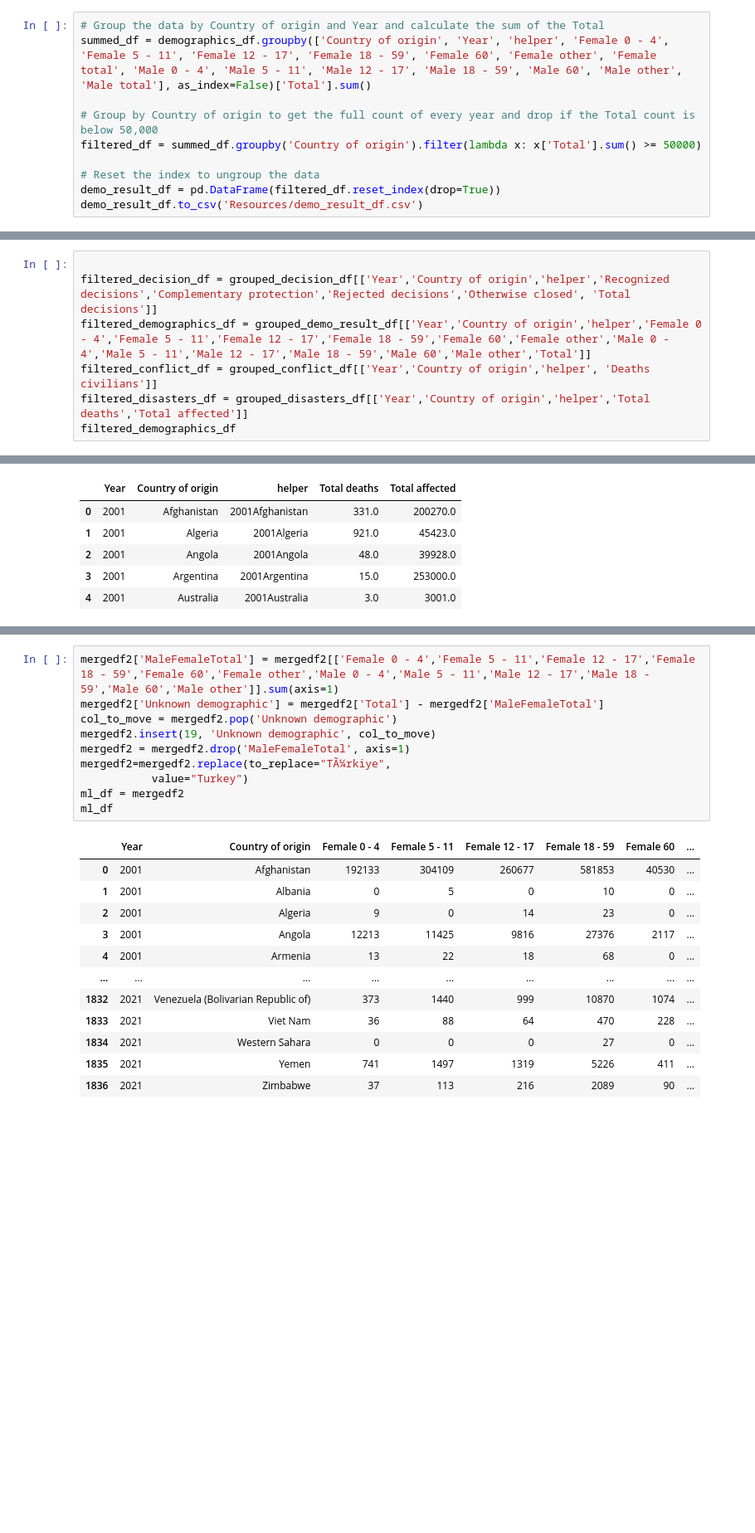
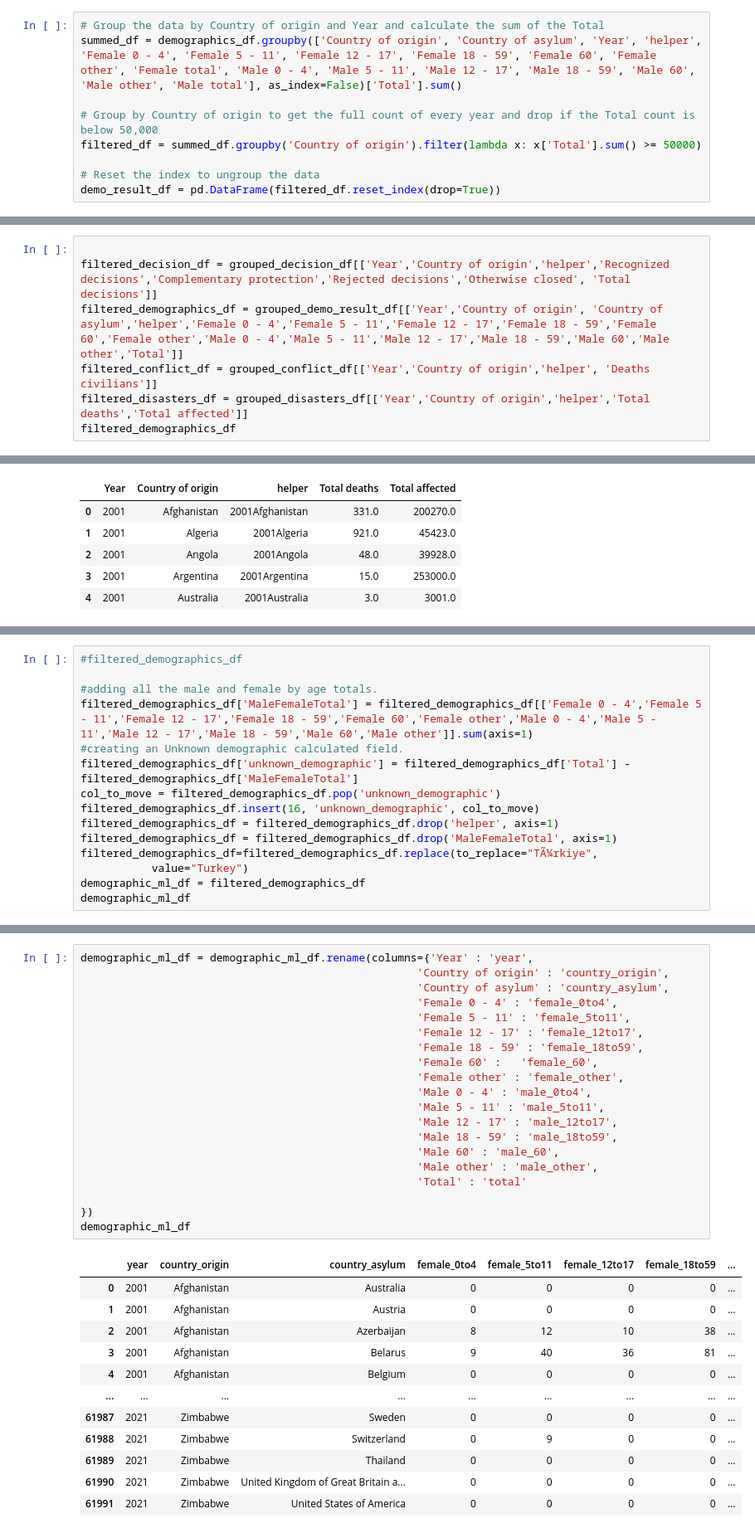
Before and after one commit to Nerdosth/Refugee-Migration, a Jupyter notebook: MLCleanup.ipynb, the cells around one changed output, grey strips where cells are left out. Shown at 83% size. Cells and saved outputs as stored; diff of their text form; blank space fills up the shorter version.

```diff
--- a/MLCleanup.ipynb
+++ b/MLCleanup.ipynb
@@ -27,12 +42,11 @@ decision_df['helper'] = decision_df['Year'].astype(str) + decision_df['Country o
 # %%
 # Group the data by Country of origin and Year and calculate the sum of the Total
-summed_df = demographics_df.groupby(['Country of origin', 'Year', 'helper', 'Female 0 - 4', 'Female 5 - 11', 'Female 12 - 17', 'Female 18 - 59', 'Female 60', 'Female other', 'Female total', 'Male 0 - 4', 'Male 5 - 11', 'Male 12 - 17', 'Male 18 - 59', 'Male 60', 'Male other', 'Male total'], as_index=False)['Total'].sum()
+summed_df = demographics_df.groupby(['Country of origin', 'Country of asylum', 'Year', 'helper', 'Female 0 - 4', 'Female 5 - 11', 'Female 12 - 17', 'Female 18 - 59', 'Female 60', 'Female other', 'Female total', 'Male 0 - 4', 'Male 5 - 11', 'Male 12 - 17', 'Male 18 - 59', 'Male 60', 'Male other', 'Male total'], as_index=False)['Total'].sum()
 
 # Group by Country of origin to get the full count of every year and drop if the Total count is below 50,000
 filtered_df = summed_df.groupby('Country of origin').filter(lambda x: x['Total'].sum() >= 50000)
 
 # Reset the index to ungroup the data
 demo_result_df = pd.DataFrame(filtered_df.reset_index(drop=True))
-demo_result_df.to_csv('Resources/demo_result_df.csv')
 # %%
 grouped_conflict_df = conflict_df.groupby(['Year', 'Country of origin', 'helper']).sum()
@@ -100,7 +86,7 @@ grouped_decision_df.head()
 # %%
 
 filtered_decision_df = grouped_decision_df[['Year','Country of origin','helper','Recognized decisions','Complementary protection','Rejected decisions','Otherwise closed', 'Total decisions']]
-filtered_demographics_df = grouped_demo_result_df[['Year','Country of origin','helper','Female 0 - 4','Female 5 - 11','Female 12 - 17','Female 18 - 59','Female 60','Female other','Male 0 - 4','Male 5 - 11','Male 12 - 17','Male 18 - 59','Male 60','Male other','Total']]
+filtered_demographics_df = grouped_demo_result_df[['Year','Country of origin', 'Country of asylum','helper','Female 0 - 4','Female 5 - 11','Female 12 - 17','Female 18 - 59','Female 60','Female other','Male 0 - 4','Male 5 - 11','Male 12 - 17','Male 18 - 59','Male 60','Male other','Total']]
 filtered_conflict_df = grouped_conflict_df[['Year','Country of origin','helper', 'Deaths civilians']]
 filtered_disasters_df = grouped_disasters_df[['Year','Country of origin','helper','Total deaths','Total affected']]
 filtered_demographics_df
@@ -132,0 +166,15 @@ grouped_disasters_df.head()
+# %%
+#filtered_demographics_df
+
+#adding all the male and female by age totals.
+filtered_demographics_df['MaleFemaleTotal'] = filtered_demographics_df[['Female 0 - 4','Female 5 - 11','Female 12 - 17','Female 18 - 59','Female 60','Female other','Male 0 - 4','Male 5 - 11','Male 12 - 17','Male 18 - 59','Male 60','Male other']].sum(axis=1)
+#creating an Unknown demographic calculated field.
+filtered_demographics_df['unknown_demographic'] = filtered_demographics_df['Total'] - filtered_demographics_df['MaleFemaleTotal']
+col_to_move = filtered_demographics_df.pop('unknown_demographic')
+filtered_demographics_df.insert(16, 'unknown_demographic', col_to_move)
+filtered_demographics_df = filtered_demographics_df.drop('helper', axis=1)
+filtered_demographics_df = filtered_demographics_df.drop('MaleFemaleTotal', axis=1)
+filtered_demographics_df=filtered_demographics_df.replace(to_replace="TÃ¼rkiye",
+           value="Turkey")
+demographic_ml_df = filtered_demographics_df
+demographic_ml_df
@@ -156,23 +222,33 @@ mergedf2
 # %%
-mergedf2['MaleFemaleTotal'] = mergedf2[['Female 0 - 4','Female 5 - 11','Female 12 - 17','Female 18 - 59','Female 60','Female other','Male 0 - 4','Male 5 - 11','Male 12 - 17','Male 18 - 59','Male 60','Male other']].sum(axis=1)
-mergedf2['Unknown demographic'] = mergedf2['Total'] - mergedf2['MaleFemaleTotal']
-col_to_move = mergedf2.pop('Unknown demographic')
-mergedf2.insert(19, 'Unknown demographic', col_to_move)
-mergedf2 = mergedf2.drop('MaleFemaleTotal', axis=1)
-mergedf2=mergedf2.replace(to_replace="TÃ¼rkiye",
-           value="Turkey")
-ml_df = mergedf2
-ml_df
+demographic_ml_df = demographic_ml_df.rename(columns={'Year' : 'year',
+                                                    'Country of origin' : 'country_origin',
+                                                    'Country of asylum' : 'country_asylum',
+                                                    'Female 0 - 4' : 'female_0to4',
+                                                    'Female 5 - 11' : 'female_5to11',
+                                                    'Female 12 - 17' : 'female_12to17',
+                                                    'Female 18 - 59' : 'female_18to59',
+                                                    'Female 60' :	'female_60',
+                                                    'Female other' : 'female_other',
+                                                    'Male 0 - 4' : 'male_0to4',
+                                                    'Male 5 - 11' : 'male_5to11',
+                                                    'Male 12 - 17' : 'male_12to17',
+                                                    'Male 18 - 59' : 'male_18to59',
+                                                    'Male 60' : 'male_60',
+                                                    'Male other' : 'male_other',
+                                                    'Total' : 'total'
+
+})
+demographic_ml_df
 # %% [output]
-|  | Year | Country of origin | Female 0 - 4 | Female 5 - 11 | Female 12 - 17 | Female 18 - 59 | Female 60 | ... |
-| 0 | 2001 | Afghanistan | 192133 | 304109 | 260677 | 581853 | 40530 | ... |
-| 1 | 2001 | Albania | 0 | 5 | 0 | 10 | 0 | ... |
-| 2 | 2001 | Algeria | 9 | 0 | 14 | 23 | 0 | ... |
-| 3 | 2001 | Angola | 12213 | 11425 | 9816 | 27376 | 2117 | ... |
-| 4 | 2001 | Armenia | 13 | 22 | 18 | 68 | 0 | ... |
+|  | year | country_origin | country_asylum | female_0to4 | female_5to11 | female_12to17 | female_18to59 | ... |
+| 0 | 2001 | Afghanistan | Australia | 0 | 0 | 0 | 0 | ... |
+| 1 | 2001 | Afghanistan | Austria | 0 | 0 | 0 | 0 | ... |
+| 2 | 2001 | Afghanistan | Azerbaijan | 8 | 12 | 10 | 38 | ... |
+| 3 | 2001 | Afghanistan | Belarus | 9 | 40 | 36 | 81 | ... |
+| 4 | 2001 | Afghanistan | Belgium | 0 | 0 | 0 | 0 | ... |
 | ... | ... | ... | ... | ... | ... | ... | ... | ... |
-| 1832 | 2021 | Venezuela (Bolivarian Republic of) | 373 | 1440 | 999 | 10870 | 1074 | ... |
-| 1833 | 2021 | Viet Nam | 36 | 88 | 64 | 470 | 228 | ... |
-| 1834 | 2021 | Western Sahara | 0 | 0 | 0 | 27 | 0 | ... |
-| 1835 | 2021 | Yemen | 741 | 1497 | 1319 | 5226 | 411 | ... |
-| 1836 | 2021 | Zimbabwe | 37 | 113 | 216 | 2089 | 90 | ... |
+| 61987 | 2021 | Zimbabwe | Sweden | 0 | 0 | 0 | 0 | ... |
+| 61988 | 2021 | Zimbabwe | Switzerland | 0 | 9 | 0 | 0 | ... |
+| 61989 | 2021 | Zimbabwe | Thailand | 0 | 0 | 0 | 0 | ... |
+| 61990 | 2021 | Zimbabwe | United Kingdom of Great Britain a... | 0 | 0 | 0 | 0 | ... |
+| 61991 | 2021 | Zimbabwe | United States of America | 0 | 0 | 0 | 0 | ... |
```
Also changed, not shown: parts of 17 cells of this notebook, 4 other files.
